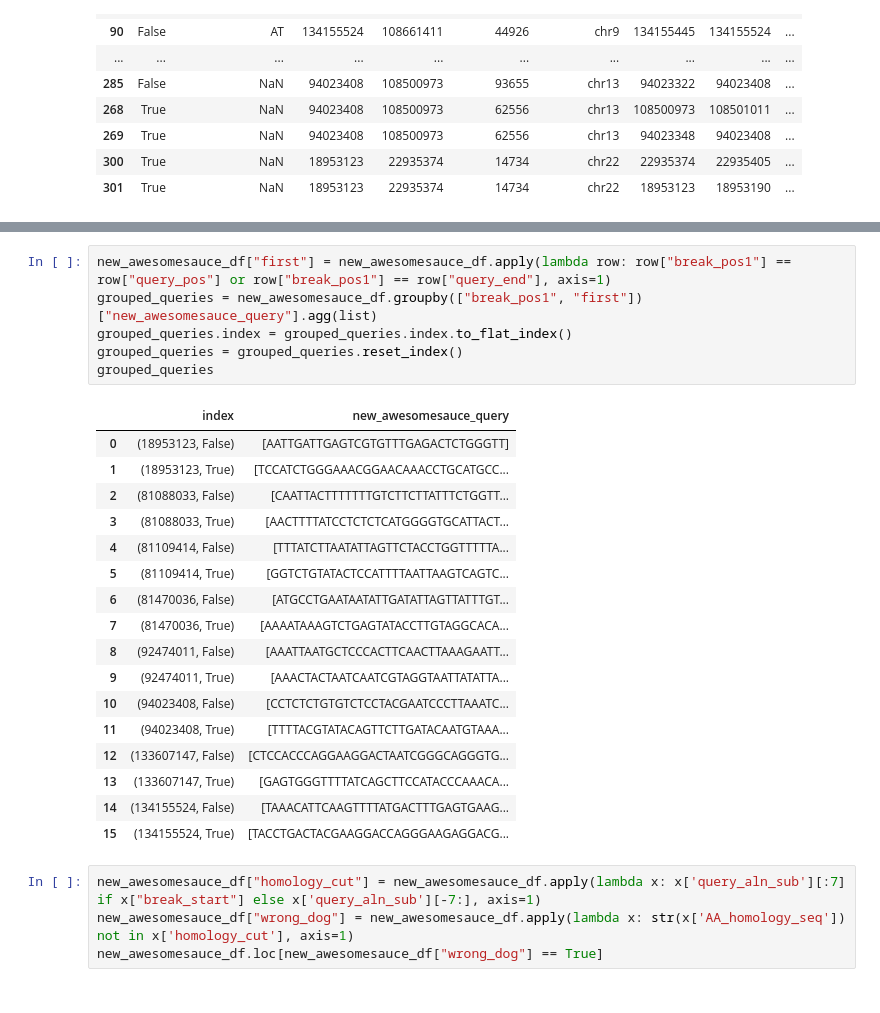
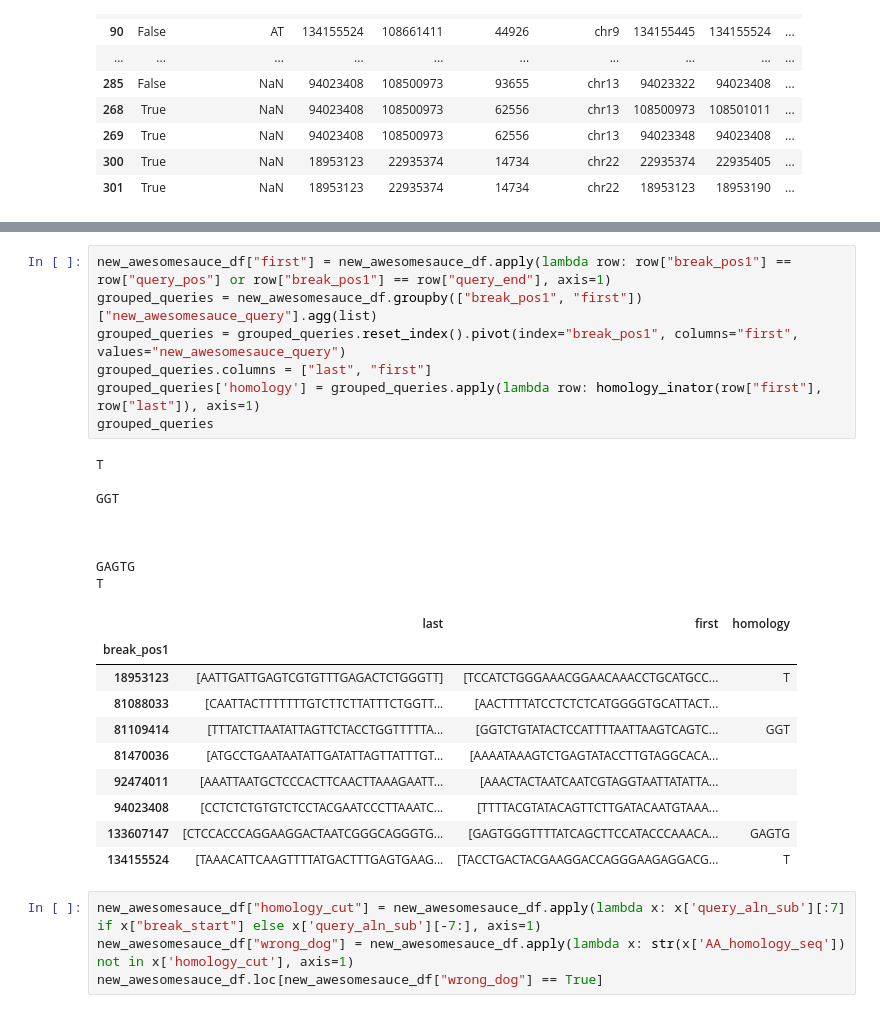
Before and after one commit to tshneour/ecDNA-Alignment, a Jupyter notebook: test.ipynb, the cells around one changed output, grey strips where cells are left out. Drawn from its saved outputs; the diff is of its cells as text.

```diff
--- a/test.ipynb
+++ b/test.ipynb
@@ -112,27 +174,29 @@ new_awesomesauce_df
 # %%
 new_awesomesauce_df["first"] = new_awesomesauce_df.apply(lambda row: row["break_pos1"] == row["query_pos"] or row["break_pos1"] == row["query_end"], axis=1)
 grouped_queries = new_awesomesauce_df.groupby(["break_pos1", "first"])["new_awesomesauce_query"].agg(list)
-grouped_queries.index = grouped_queries.index.to_flat_index()
-grouped_queries = grouped_queries.reset_index()
+grouped_queries = grouped_queries.reset_index().pivot(index="break_pos1", columns="first", values="new_awesomesauce_query")
+grouped_queries.columns = ["last", "first"]
+grouped_queries['homology'] = grouped_queries.apply(lambda row: homology_inator(row["first"], row["last"]), axis=1)
 grouped_queries
 # %% [output]
+T
+
+GGT
+
+
+
+GAGTG
+T
-|  | index | new_awesomesauce_query |
-| 0 | (18953123, False) | [AATTGATTGAGTCGTGTTTGAGACTCTGGGTT] |
-| 1 | (18953123, True) | [TCCATCTGGGAAACGGAACAAACCTGCATGCC... |
-| 2 | (81088033, False) | [CAATTACTTTTTTTGTCTTCTTATTTCTGGTT... |
-| 3 | (81088033, True) | [AACTTTTATCCTCTCTCATGGGGTGCATTACT... |
-| 4 | (81109414, False) | [TTTATCTTAATATTAGTTCTACCTGGTTTTTA... |
-| 5 | (81109414, True) | [GGTCTGTATACTCCATTTTAATTAAGTCAGTC... |
-| 6 | (81470036, False) | [ATGCCTGAATAATATTGATATTAGTTATTTGT... |
-| 7 | (81470036, True) | [AAAATAAAGTCTGAGTATACCTTGTAGGCACA... |
-| 8 | (92474011, False) | [AAATTAATGCTCCCACTTCAACTTAAAGAATT... |
-| 9 | (92474011, True) | [AAACTACTAATCAATCGTAGGTAATTATATTA... |
-| 10 | (94023408, False) | [CCTCTCTGTGTCTCCTACGAATCCCTTAAATC... |
-| 11 | (94023408, True) | [TTTTACGTATACAGTTCTTGATACAATGTAAA... |
-| 12 | (133607147, False) | [CTCCACCCAGGAAGGACTAATCGGGCAGGGTG... |
-| 13 | (133607147, True) | [GAGTGGGTTTTATCAGCTTCCATACCCAAACA... |
-| 14 | (134155524, False) | [TAAACATTCAAGTTTTATGACTTTGAGTGAAG... |
-| 15 | (134155524, True) | [TACCTGACTACGAAGGACCAGGGAAGAGGACG... |
+|  | last | first | homology |
+| break_pos1 |  |  |  |
+| 18953123 | [AATTGATTGAGTCGTGTTTGAGACTCTGGGTT] | [TCCATCTGGGAAACGGAACAAACCTGCATGCC... | T |
+| 81088033 | [CAATTACTTTTTTTGTCTTCTTATTTCTGGTT... | [AACTTTTATCCTCTCTCATGGGGTGCATTACT... |  |
+| 81109414 | [TTTATCTTAATATTAGTTCTACCTGGTTTTTA... | [GGTCTGTATACTCCATTTTAATTAAGTCAGTC... | GGT |
+| 81470036 | [ATGCCTGAATAATATTGATATTAGTTATTTGT... | [AAAATAAAGTCTGAGTATACCTTGTAGGCACA... |  |
+| 92474011 | [AAATTAATGCTCCCACTTCAACTTAAAGAATT... | [AAACTACTAATCAATCGTAGGTAATTATATTA... |  |
+| 94023408 | [CCTCTCTGTGTCTCCTACGAATCCCTTAAATC... | [TTTTACGTATACAGTTCTTGATACAATGTAAA... |  |
+| 133607147 | [CTCCACCCAGGAAGGACTAATCGGGCAGGGTG... | [GAGTGGGTTTTATCAGCTTCCATACCCAAACA... | GAGTG |
+| 134155524 | [TAAACATTCAAGTTTTATGACTTTGAGTGAAG... | [TACCTGACTACGAAGGACCAGGGAAGAGGACG... | T |
 # %%
 new_awesomesauce_df["homology_cut"] = new_awesomesauce_df.apply(lambda x: x['query_aln_sub'][:7] if x["break_start"] else x['query_aln_sub'][-7:], axis=1)
 new_awesomesauce_df["wrong_dog"] = new_awesomesauce_df.apply(lambda x: str(x['AA_homology_seq']) not in x['homology_cut'], axis=1)
```
Also changed, not shown: parts of 2 cells of this notebook.
